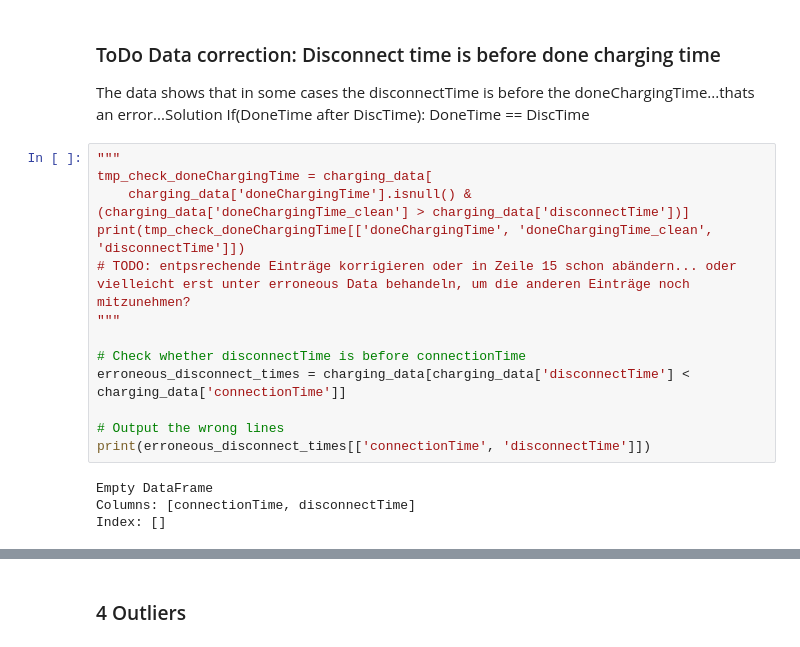
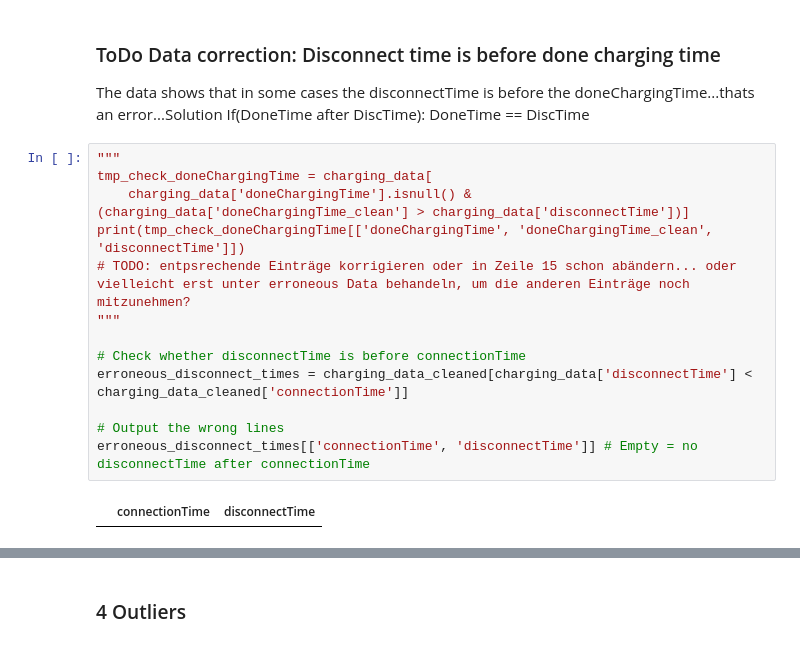
Before and after one commit to pmoll01/AA2024_Groupwork_DynamoData, a Jupyter notebook: Groupwork_DynamoData.ipynb, the cells around one changed output, grey strips where cells are left out. Cells and saved outputs as stored; diff of their text form.

```diff
--- a/Groupwork_DynamoData.ipynb
+++ b/Groupwork_DynamoData.ipynb
@@ -259,19 +259,17 @@ The data shows that in some cases the disconnectTime is before the doneChargingT
 # %%
 """
 tmp_check_doneChargingTime = charging_data[
     charging_data['doneChargingTime'].isnull() & (charging_data['doneChargingTime_clean'] > charging_data['disconnectTime'])]
 print(tmp_check_doneChargingTime[['doneChargingTime', 'doneChargingTime_clean', 'disconnectTime']])
 # TODO: entpsrechende Einträge korrigieren oder in Zeile 15 schon abändern... oder vielleicht erst unter erroneous Data behandeln, um die anderen Einträge noch mitzunehmen?
 """
 
 # Check whether disconnectTime is before connectionTime
-erroneous_disconnect_times = charging_data[charging_data['disconnectTime'] < charging_data['connectionTime']]
+erroneous_disconnect_times = charging_data_cleaned[charging_data['disconnectTime'] < charging_data_cleaned['connectionTime']]
 
 # Output the wrong lines
-print(erroneous_disconnect_times[['connectionTime', 'disconnectTime']])
+erroneous_disconnect_times[['connectionTime', 'disconnectTime']] # Empty = no disconnectTime after connectionTime
 # %% [output]
-Empty DataFrame
-Columns: [connectionTime, disconnectTime]
-Index: []
+|  | connectionTime | disconnectTime |
 # %%
 # Calculate the loading time in seconds
```
Also changed, not shown: parts of 5 cells of this notebook.
